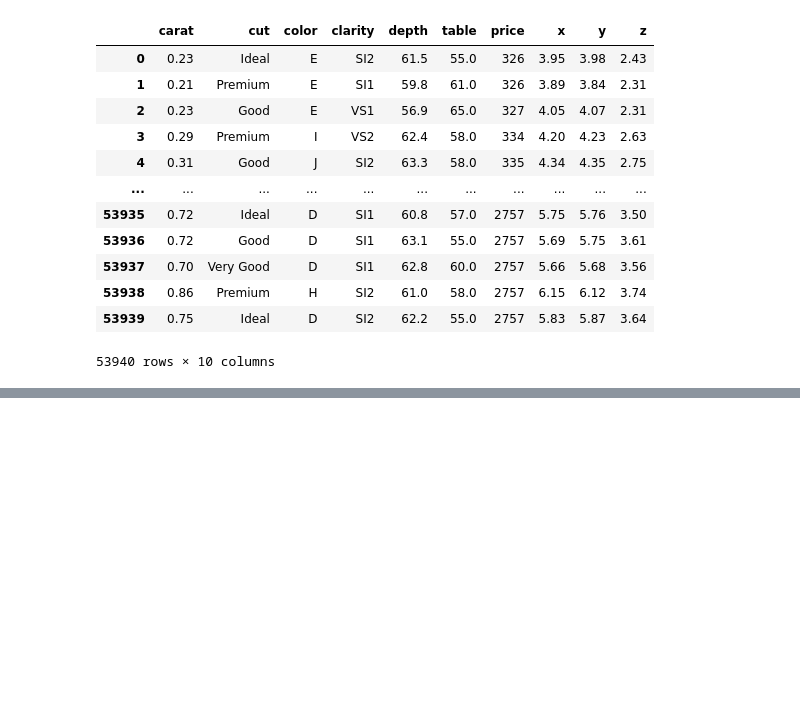
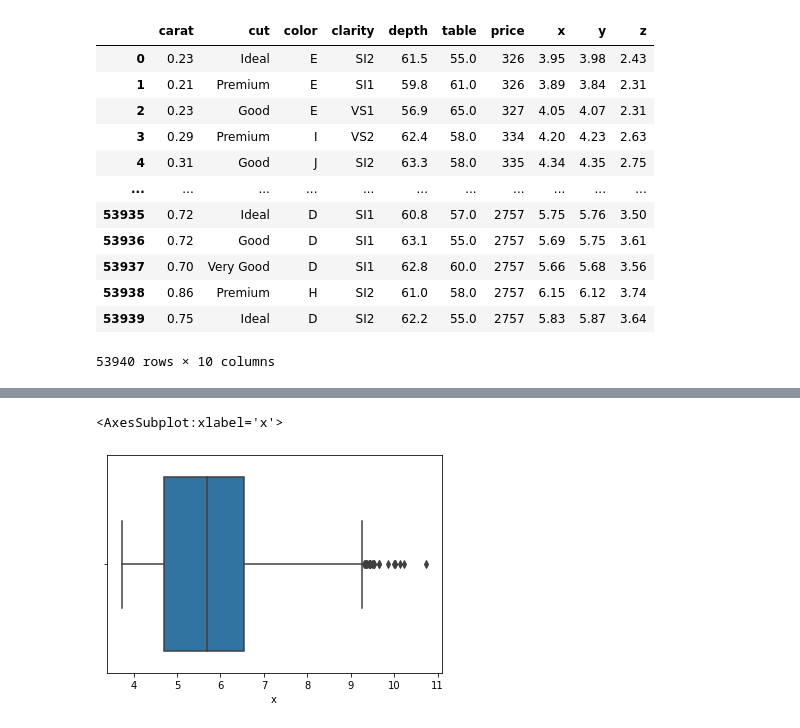
Before and after one commit to habibsatya/dicoding-training, a Jupyter notebook: code/diamonds.ipynb, the cells around one changed output, grey strips where cells are left out. Cells and saved outputs as stored; diff of their text form; code cells hidden in the pictures; blank space fills up the shorter version.

```diff
--- a/code/diamonds.ipynb
+++ b/code/diamonds.ipynb
@@ -24,0 +190,5 @@ data
+# %%
+sns.boxplot(x=data['x'])
+# %% [output]
+<AxesSubplot:xlabel='x'>
+[figure, added]
```
Also changed, not shown: parts of 47 cells of this notebook, 3 other files.
